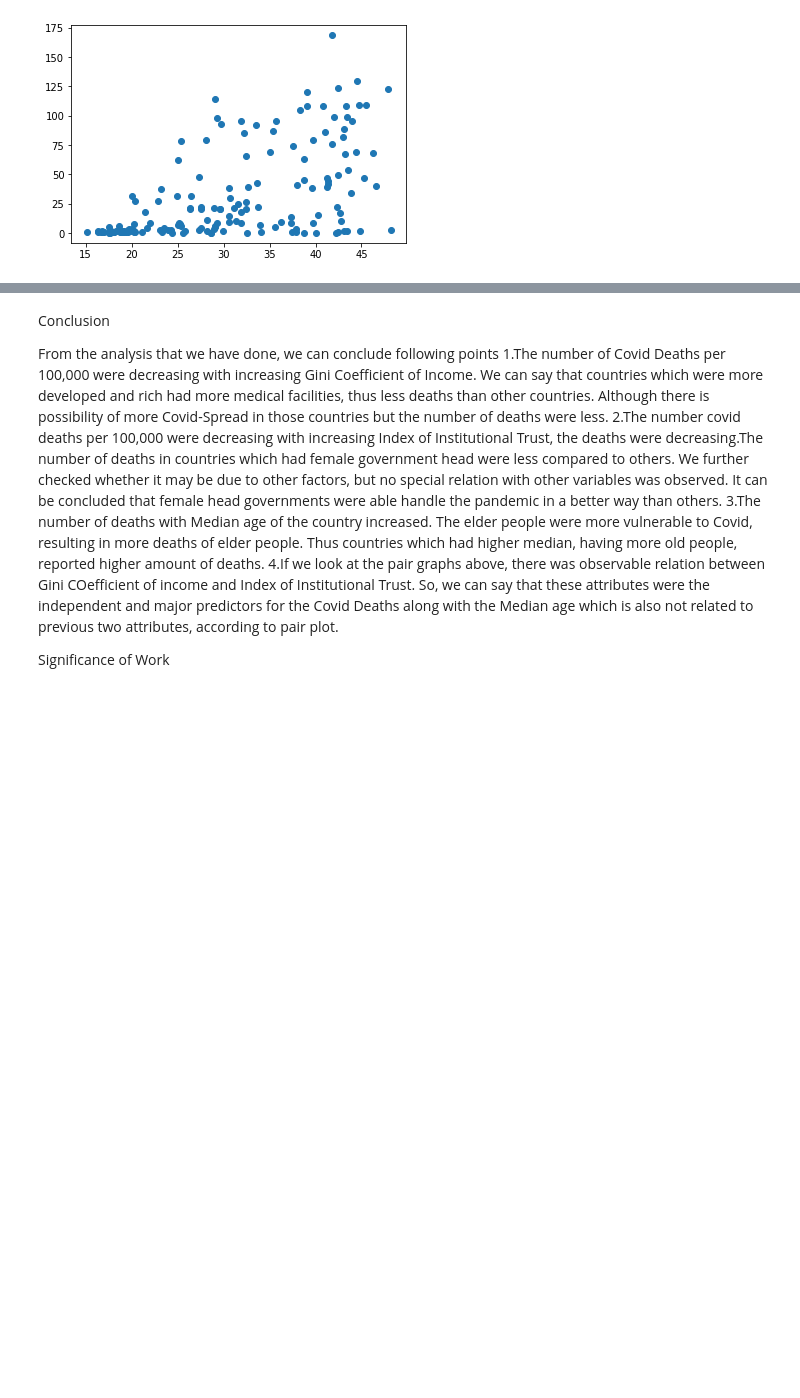
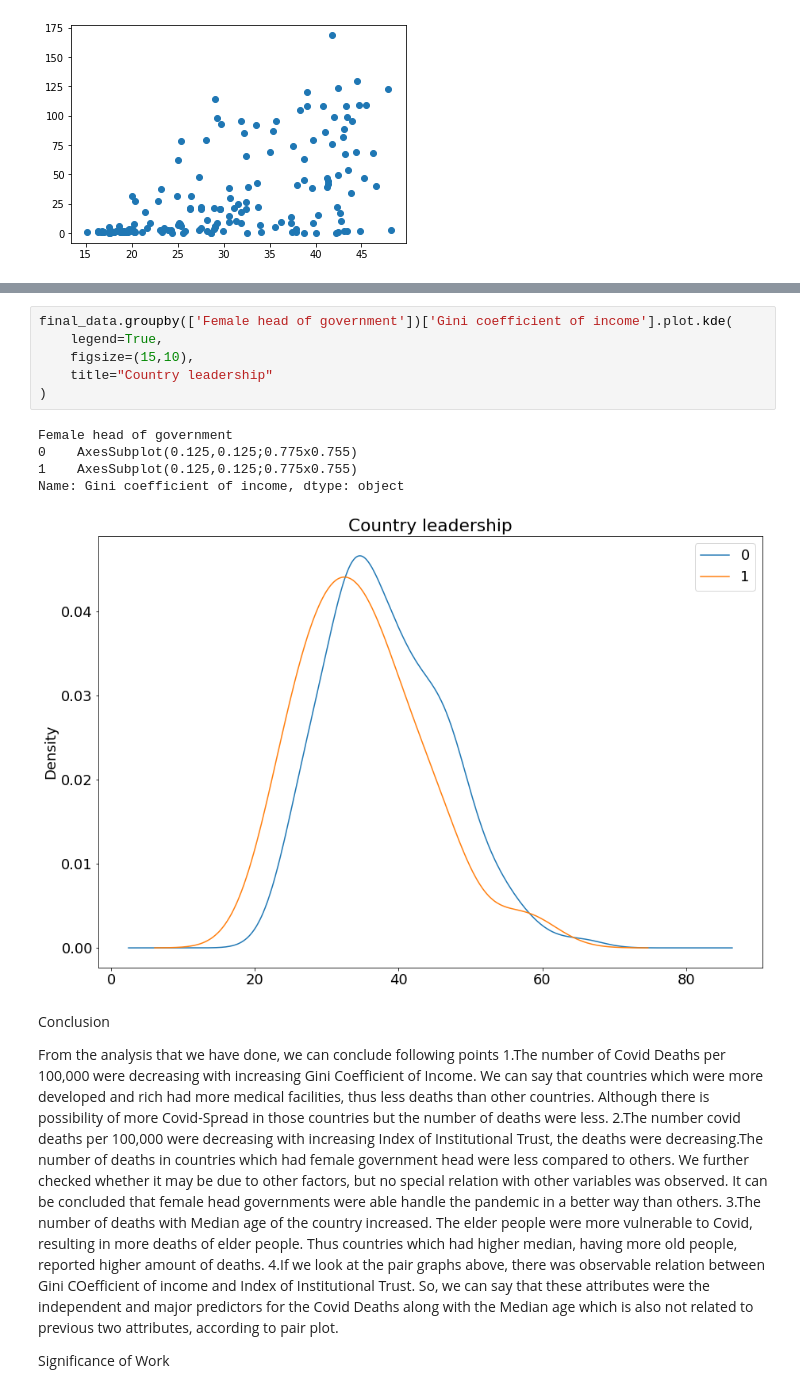
Before and after one commit to GEZISHA2022/hds5210-2022, a Jupyter notebook: Final.ipynb, the cells around one changed output, grey strips where cells are left out. Drawn from its saved outputs; the diff is of its cells as text; blank space fills up the shorter version.

```diff
--- a/Final.ipynb
+++ b/Final.ipynb
@@ -295,3 +338,15 @@ The number of deaths increased in quite a significant way with increasing median
+# %%
+final_data.groupby(['Female head of government'])['Gini coefficient of income'].plot.kde(
+    legend=True,
+    figsize=(15,10),
+    title="Country leadership"
+)
+# %% [output]
+Female head of government
+0    AxesSubplot(0.125,0.125;0.775x0.755)
+1    AxesSubplot(0.125,0.125;0.775x0.755)
+Name: Gini coefficient of income, dtype: object
+[figure, added]
 # %% [markdown]
 Conclusion
 
```
Also changed, not shown: parts of 8 cells of this notebook.
